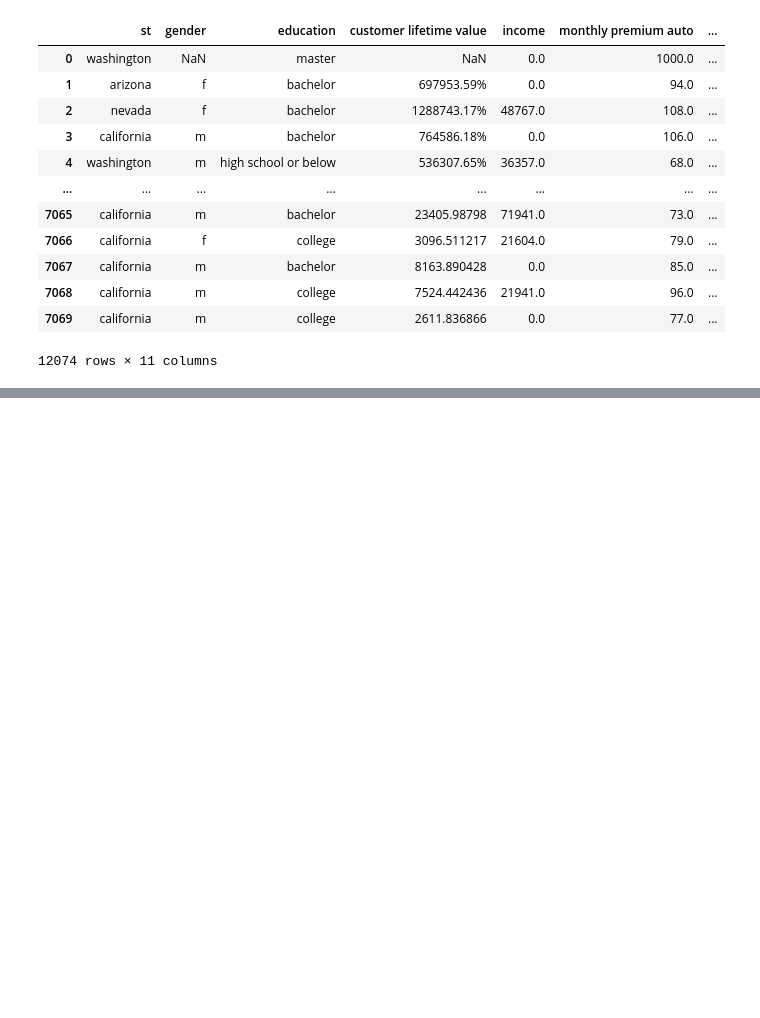
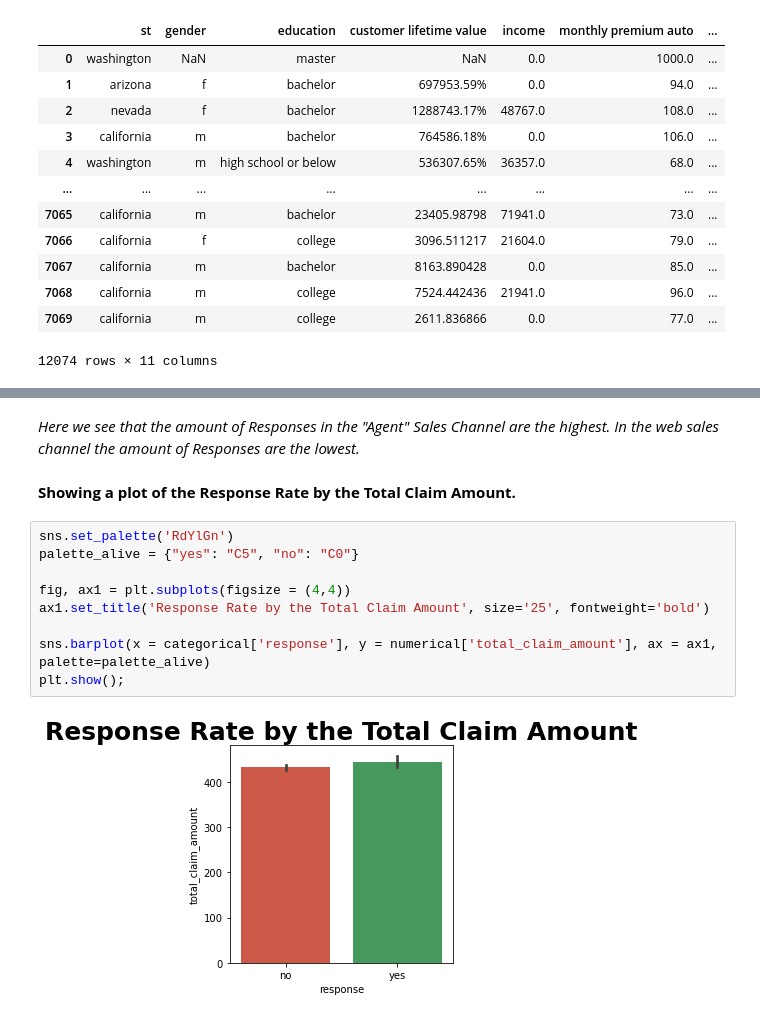
Before and after one commit to deniemmer/IronDenise, a Jupyter notebook: Week2/28.03/Activities_week2.ipynb, the cells around one changed output, grey strips where cells are left out. Drawn from its saved outputs; the diff is of its cells as text; blank space fills up the shorter version.

```diff
--- a/Week2/28.03/Activities_week2.ipynb
+++ b/Week2/28.03/Activities_week2.ipynb
@@ -551,0 +566,15 @@ ax = sns.countplot(x="income", data=numerical)
+# %% [markdown]
+*Here we see that the amount of Responses in the "Agent" Sales Channel are the highest. In the web sales channel the amount of Responses are the lowest.*
+# %% [markdown]
+**Showing a plot of the Response Rate by the Total Claim Amount.**
+# %%
+sns.set_palette('RdYlGn')
+palette_alive = {"yes": "C5", "no": "C0"}
+
+fig, ax1 = plt.subplots(figsize = (4,4))
+ax1.set_title('Response Rate by the Total Claim Amount', size='25', fontweight='bold')
+
+sns.barplot(x = categorical['response'], y = numerical['total_claim_amount'], ax = ax1, palette=palette_alive)
+plt.show();
+# %% [output]
+[figure, added]
```
Also changed, not shown: parts of 55 cells of this notebook.
